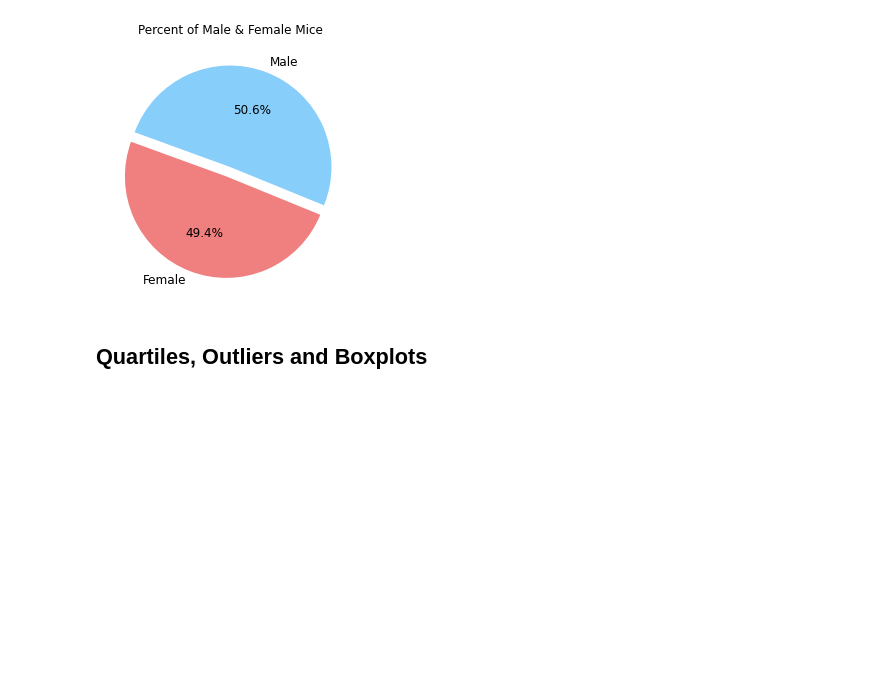
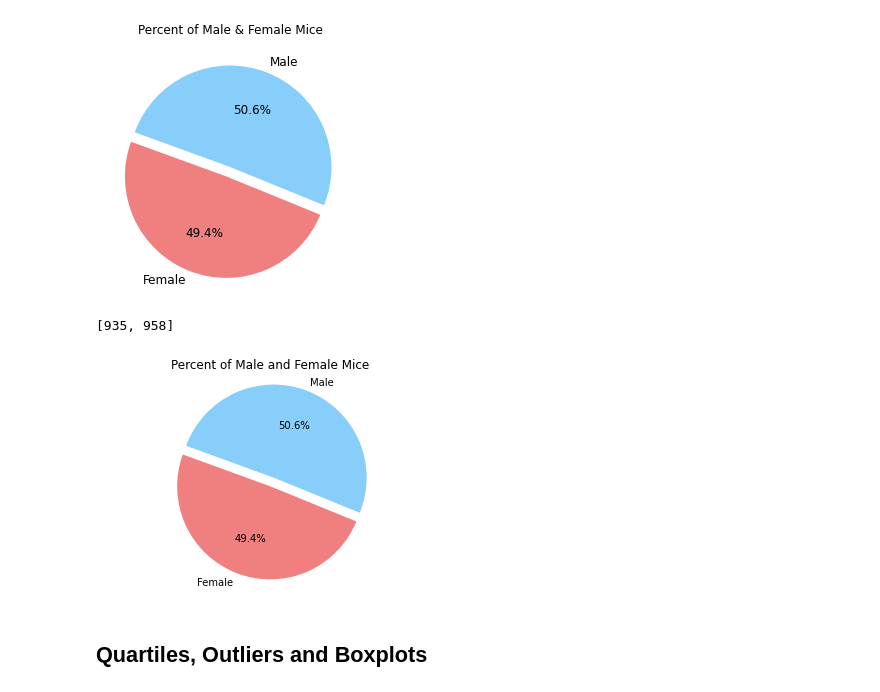
Before and after one commit to todd-tuchek/matplotlib-challenge, a Jupyter notebook: Pymaceuticals/pymaceuticals_starter.ipynb, the cells around one changed output. Saved outputs shown, nothing was run; the diff lists cells and outputs as text; code cells hidden in the pictures; blank space fills up the shorter version.

```diff
--- a/Pymaceuticals/pymaceuticals_starter.ipynb
+++ b/Pymaceuticals/pymaceuticals_starter.ipynb
@@ -224,5 +224,23 @@ plt.xlabel("")
 plt.ylabel("");
 # %% [output]
 [figure]
+# %%
+#Generate the same pie chart from above using PYPLOT
+gender_count = (df_combined_mouse_data.groupby(["Sex"])["Age_months"].count()).tolist()
+gender_count
+# %% [output]
+[935, 958]
+# %%
+# Add in info from the "Sex" and "Age_months" into the pie chart
+labels = ["Female", "Male"]
+colors = ["lightcoral", "lightskyblue"]
+explode = (0.1,0)
+
+#Create the pie char in pylpot
+plt.pie(gender_count, explode=explode, labels=labels, colors=colors, autopct="%1.1f%%", shadow=False, startangle=160)
+plt.axis("equal");
+plt.title("Percent of Male and Female Mice");
+# %% [output]
+[figure, added]
 # %% [markdown]
 ## Quartiles, Outliers and Boxplots
```
Also changed, not shown: parts of 13 cells of this notebook.
